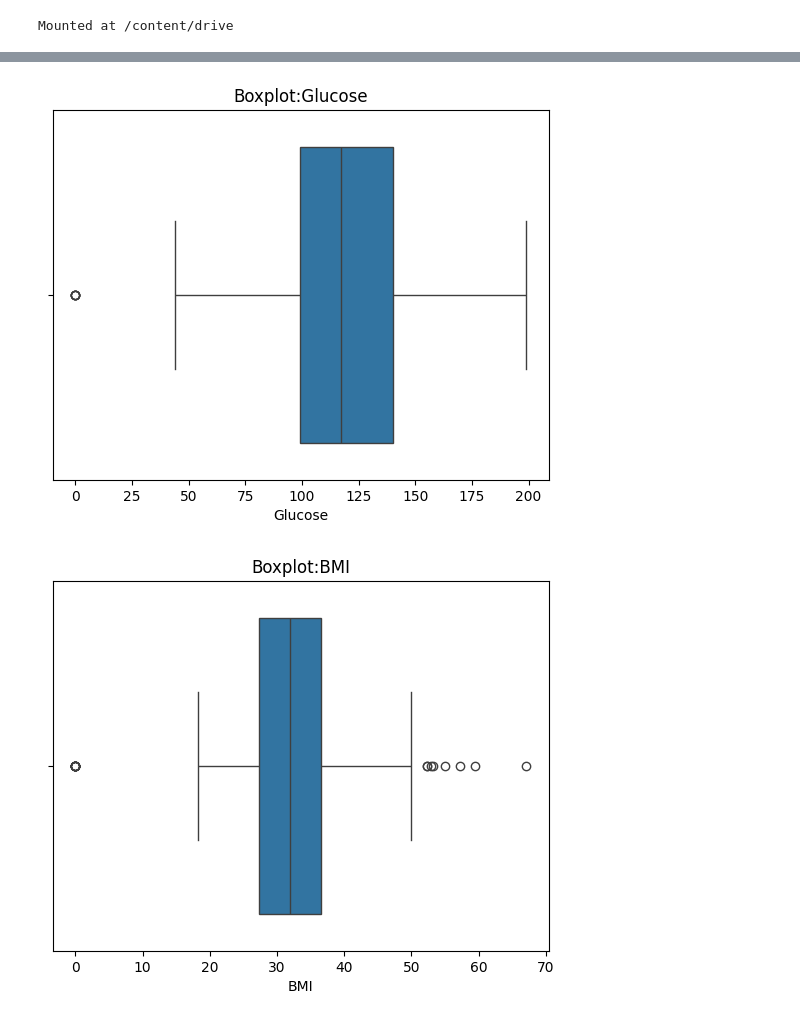
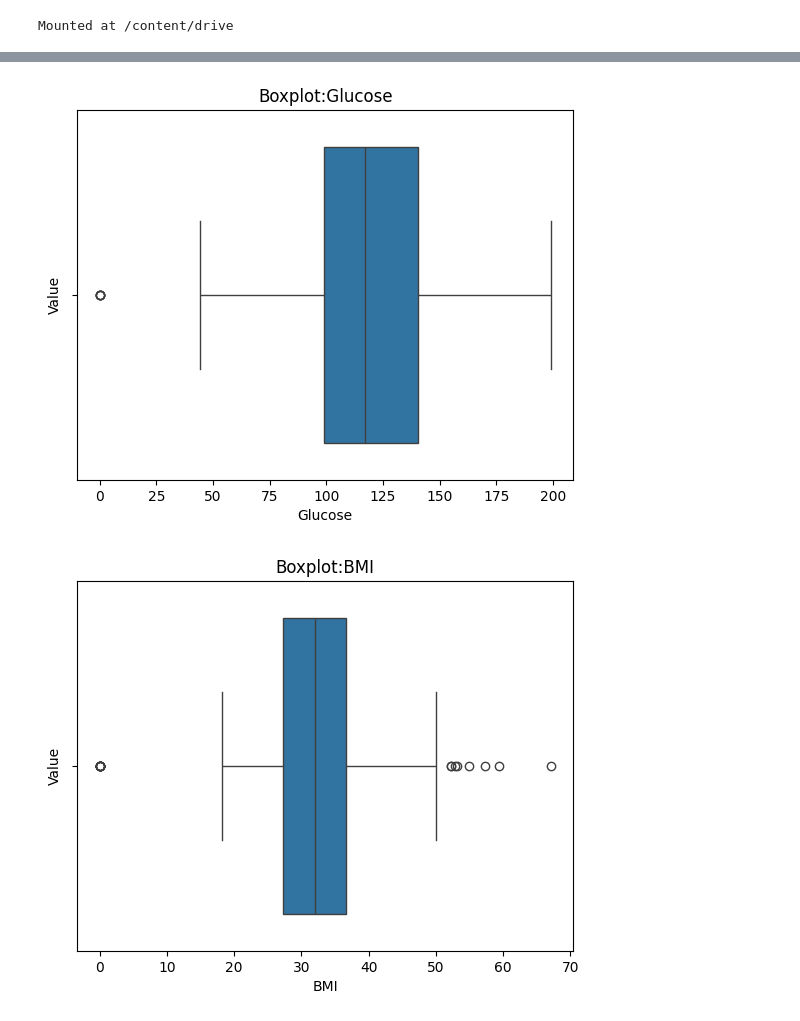
Before and after one commit to Rudra-CSER/-Healthcare-Risk-Predictor, a Jupyter notebook: pima_pipeline_v2.ipynb, the cells around one changed output, grey strips where cells are left out. Drawn from its saved outputs; the diff is of its cells as text; code cells hidden in the pictures.

```diff
--- a/pima_pipeline_v2.ipynb
+++ b/pima_pipeline_v2.ipynb
@@ -19,10 +46,12 @@ plt.show()
 # %%
 import seaborn as sns
 for col in ['Glucose', 'BMI','Age']:
  plt.figure()
  sns.boxplot(x=df[col])
  plt.title(f'Boxplot:{col}')
+ plt.xlabel(col) # Added explicit x-axis label
+ plt.ylabel('Value') # Added explicit y-axis label
  plt.show()
 # %% [output]
-[figure, old version]
+[figure, new version]
-[figure, old version]
+[figure, new version]
```
Also changed, not shown: parts of 13 cells of this notebook.
